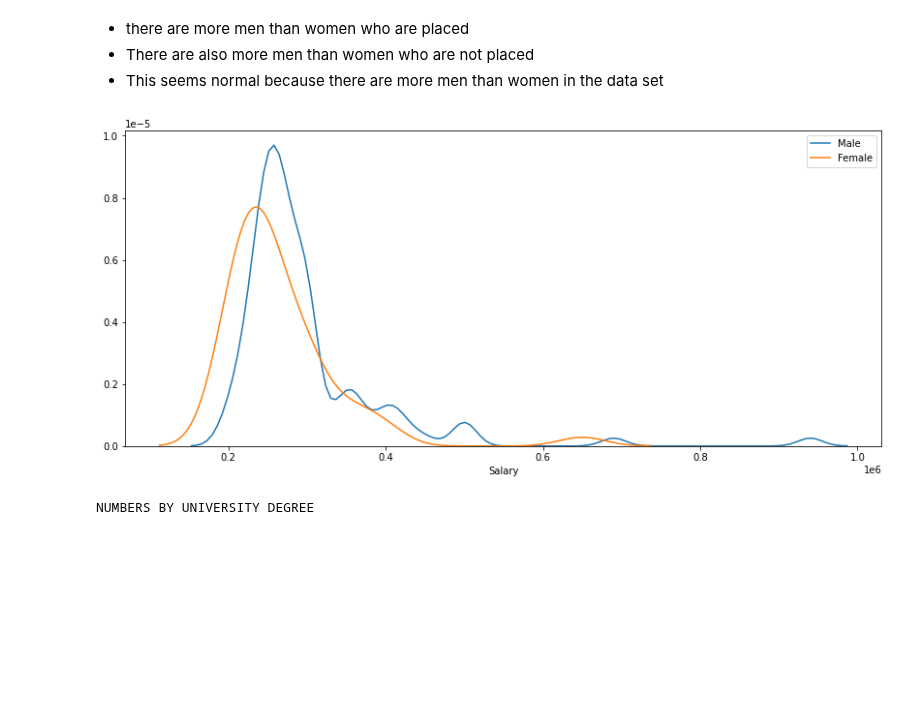
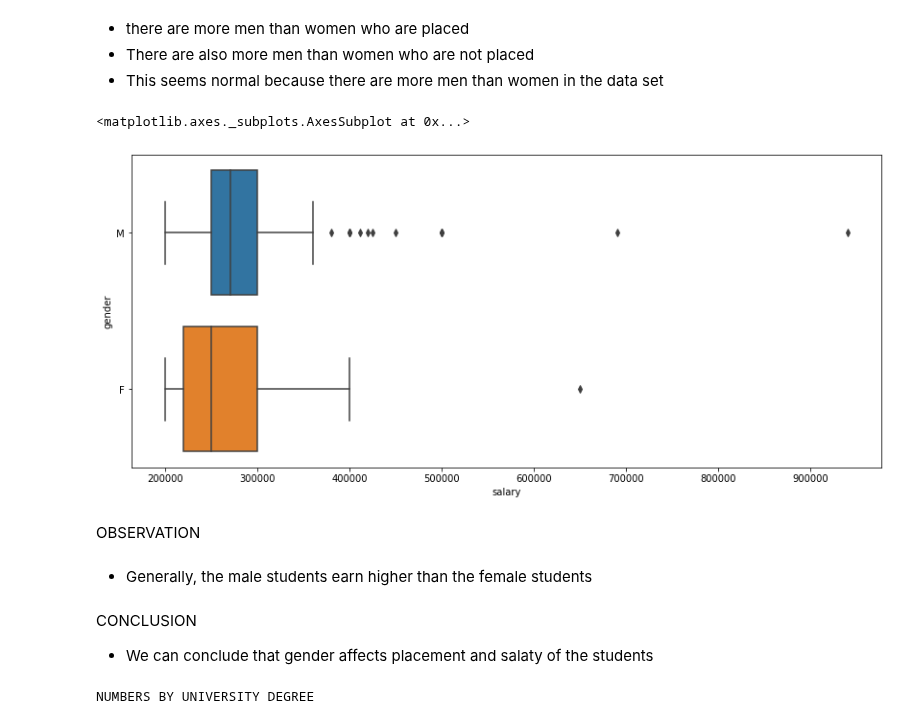
Before and after one commit to devchoplife/Campus-placement, a Jupyter notebook: school_placement.ipynb, the cells around one changed output. Drawn from its saved outputs; the diff is of its cells as text; code cells hidden in the pictures; blank space fills up the shorter version.

```diff
--- a/school_placement.ipynb
+++ b/school_placement.ipynb
@@ -190,15 +190,20 @@ OBSERVATION
 *   there are more men than women who are placed
 *   There are also more men than women who are not placed
 *   This seems normal because there are more men than women in the data set
-# %%
-plt.figure(figsize = (14, 6))
-sns.kdeplot(pment.salary[pment.gender == 'M'])
-sns.kdeplot(pment.salary[pment.gender == 'F'])
-plt.legend(['Male', 'Female'])
-plt.xlabel('Salary')
-plt.show()
-# %% [output]
-[figure, removed]
+# %%
+plt.figure(figsize = (14, 6))
+sns.boxplot('salary', 'gender', data = pment)
+# %% [output]
+<matplotlib.axes._subplots.AxesSubplot at 0x...>
+[figure, added]
+# %% [markdown]
+OBSERVATION
+# %% [markdown]
+*   Generally, the male students earn higher than the female students
+# %% [markdown]
+CONCLUSION
+
+* We can conclude that gender affects placement and salaty of the students
 # %%
 print("NUMBERS BY UNIVERSITY DEGREE")
 pment['degree_t'].value_counts()
```
